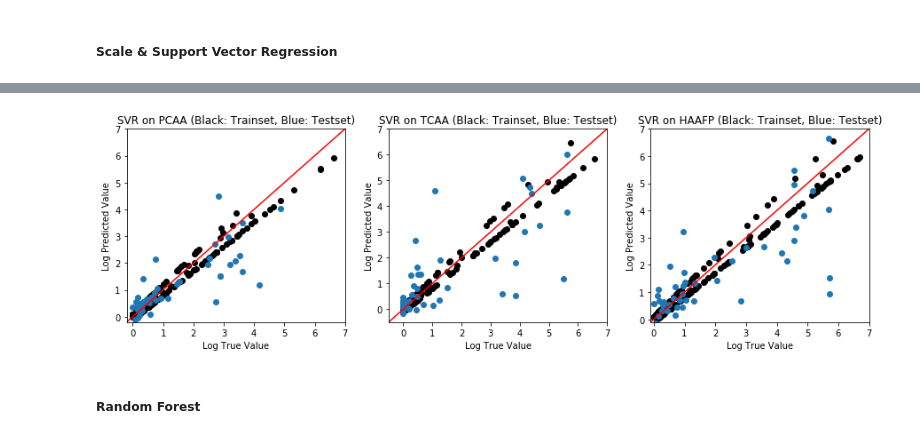
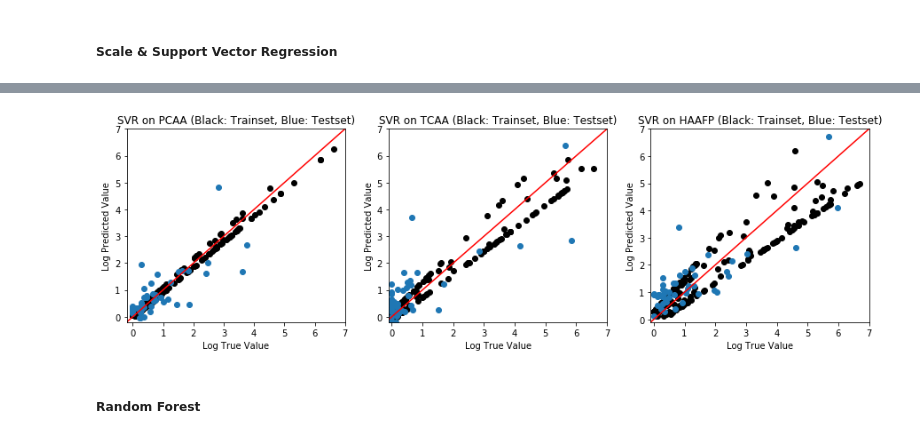
Before and after one commit to ycremar/ChemML, a Jupyter notebook: machine learning attempts.ipynb, the cells around one changed output, grey strips where cells are left out. Cells and saved outputs as stored; diff of their text form; code cells hidden in the pictures.

```diff
--- a/machine learning attempts.ipynb
+++ b/machine learning attempts.ipynb
@@ -198,12 +200,12 @@ from sklearn import svm
 # %%
 scaler = StandardScaler().fit(X_train)
 
-DCAA_regressor = svm.SVR(C=1e3)
+DCAA_regressor = svm.SVR(C=1e3, kernel='rbf', epsilon=0.05, tol=1e-3)
 DCAA_regressor.fit(scaler.transform(X_train), y_train[:,0])
 
-TCAA_regressor = svm.SVR(C=1e4)
+TCAA_regressor = svm.SVR(C=1e5, kernel='rbf', epsilon=0.15, tol=1e-3)
 TCAA_regressor.fit(scaler.transform(X_train), y_train[:,1])
 
-HAAFP_regressor = svm.SVR(C=1e3)
+HAAFP_regressor = svm.SVR(C=1e4, kernel='rbf', epsilon=0.25, tol=1e-2)
 HAAFP_regressor.fit(scaler.transform(X_train), y_train[:,2])
 # %% [output]
@@ -216,35 +245,36 @@ y_pred_HAAFP = HAAFP_regressor.predict(scaler.transform(X_test))
 # %%
 plt.figure(figsize = (15, 4))
 p1 = plt.subplot(131)
 p1.axis([-.2, 7, -.2, 7])
 p1.scatter(np.expm1(y_train[:,0]), np.expm1(DCAA_regressor.predict(scaler.transform(X_train))), color='black')
 p1.scatter(np.expm1(y_test[:,0]), np.expm1(y_pred_DCAA))
 p1.plot([-1, 7], [-1, 7], color='r')
 p1.set_title('SVR on PCAA (Black: Trainset, Blue: Testset)')
 p1.set_xlabel('Log True Value')
 p1.set_ylabel('Log Predicted Value')
 
 p2 = plt.subplot(132)
-p2.axis([-.5, 7, -.5, 7])
+p2.axis([-.1, 7, -.2, 7])
 p2.scatter(np.expm1(y_train[:,1]), np.expm1(TCAA_regressor.predict(scaler.transform(X_train))), color='black')
 p2.scatter(np.expm1(y_test[:,1]), np.expm1(y_pred_TCAA))
 p2.plot([-1, 7], [-1, 7], color='r')
 p2.set_title('SVR on TCAA (Black: Trainset, Blue: Testset)')
 p2.set_xlabel('Log True Value')
 p2.set_ylabel('Log Predicted Value')
 
 p3 = plt.subplot(133)
 p3.axis([-.1, 7, -.1, 7])
 p3.scatter(np.expm1(y_train[:,2]), np.expm1(HAAFP_regressor.predict(scaler.transform(X_train))), color='black')
 p3.scatter(np.expm1(y_test[:,2]), np.expm1(y_pred_HAAFP))
 p3.plot([-1, 7], [-1, 7], color='r')
 p3.set_title('SVR on HAAFP (Black: Trainset, Blue: Testset)')
 p3.set_xlabel('Log True Value')
 p3.set_ylabel('Log Predicted Value')
 
+# plt.savefig("Regression_result.png")
 plt.show()
 # %% [output]
-[figure, old version]
+[figure, new version]
 # %% [markdown]
 ##### Random Forest
 # %%
```
Also changed, not shown: parts of 12 cells of this notebook.
